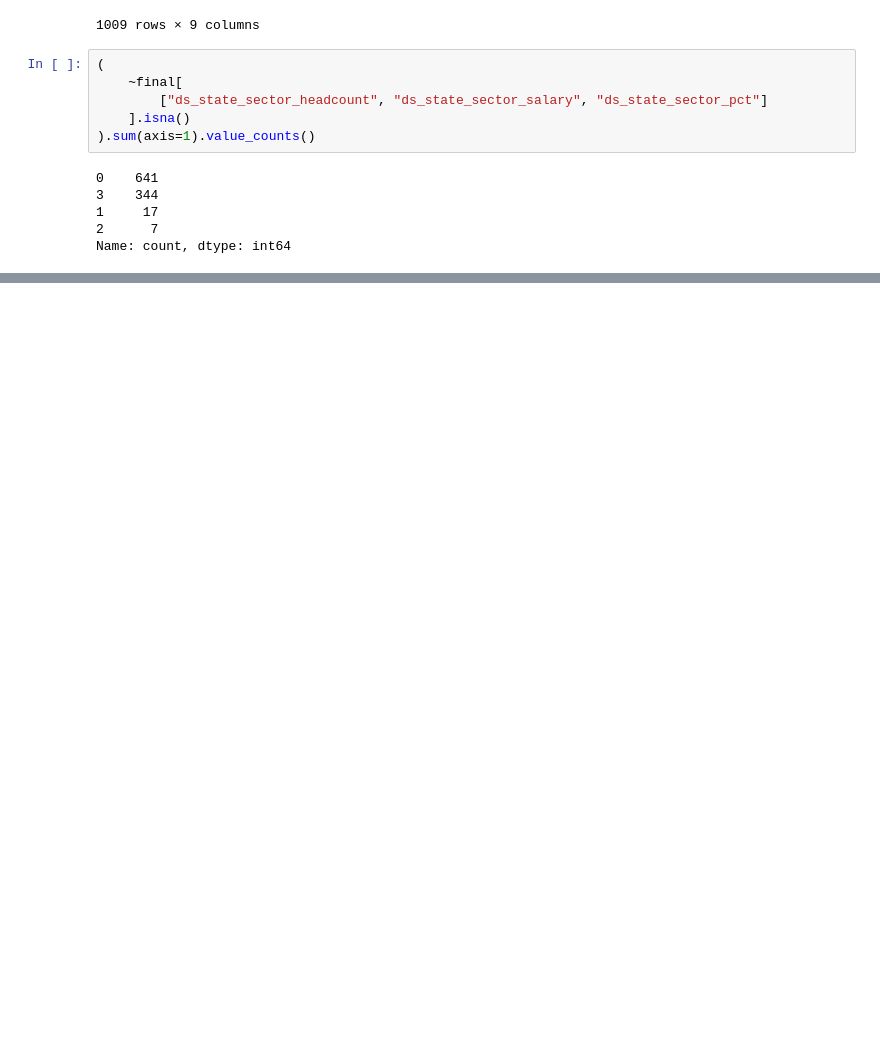
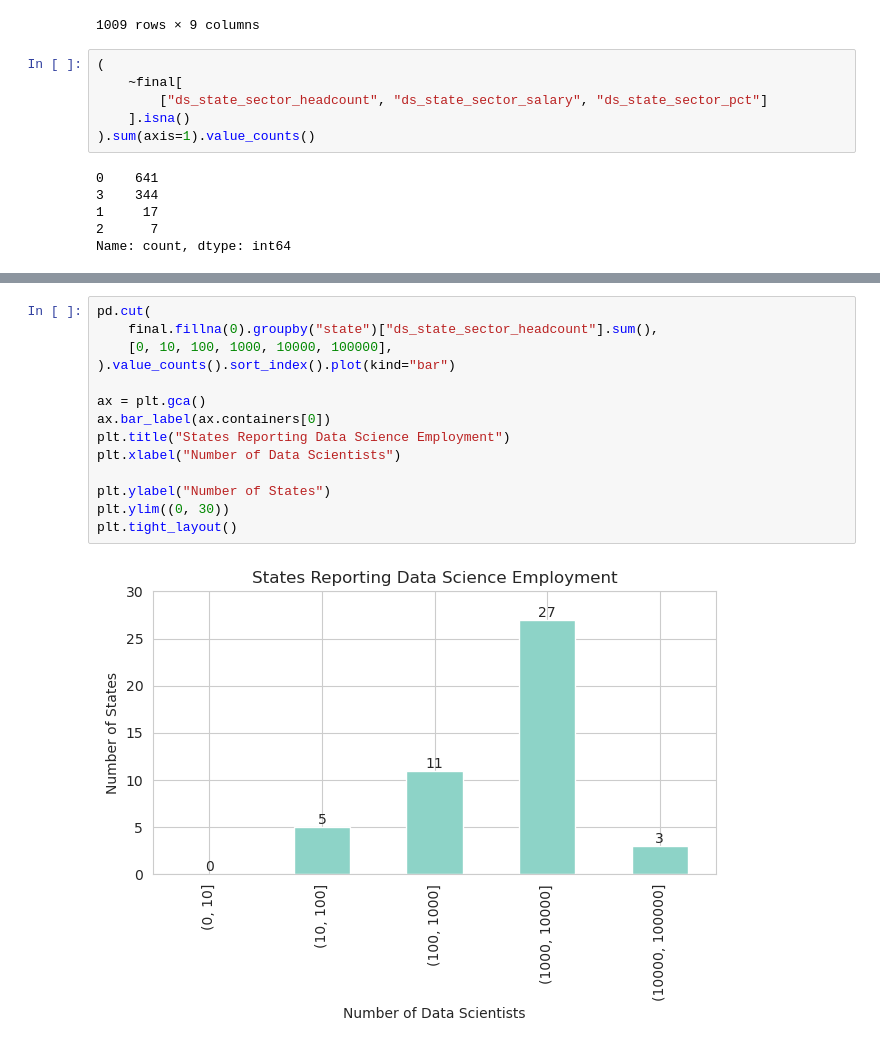
Before and after one commit to joshred83/cda_project, a Jupyter notebook: imputation_preparation.ipynb, the cells around one changed output, grey strips where cells are left out. Cells and saved outputs as stored; diff of their text form; blank space fills up the shorter version.

```diff
--- a/imputation_preparation.ipynb
+++ b/imputation_preparation.ipynb
@@ -589,0 +357,16 @@ Index(['AREA', 'AREA_TITLE', 'AREA_TYPE', 'PRIM_STATE', 'NAICS', 'NAICS_TITLE',
+# %%
+pd.cut(
+    final.fillna(0).groupby("state")["ds_state_sector_headcount"].sum(),
+    [0, 10, 100, 1000, 10000, 100000],
+).value_counts().sort_index().plot(kind="bar")
+
+ax = plt.gca()
+ax.bar_label(ax.containers[0])
+plt.title("States Reporting Data Science Employment")
+plt.xlabel("Number of Data Scientists")
+
+plt.ylabel("Number of States")
+plt.ylim((0, 30))
+plt.tight_layout()
+# %% [output]
+[figure, added]
```
Also changed, not shown: parts of 20 cells of this notebook, 7 other files.
